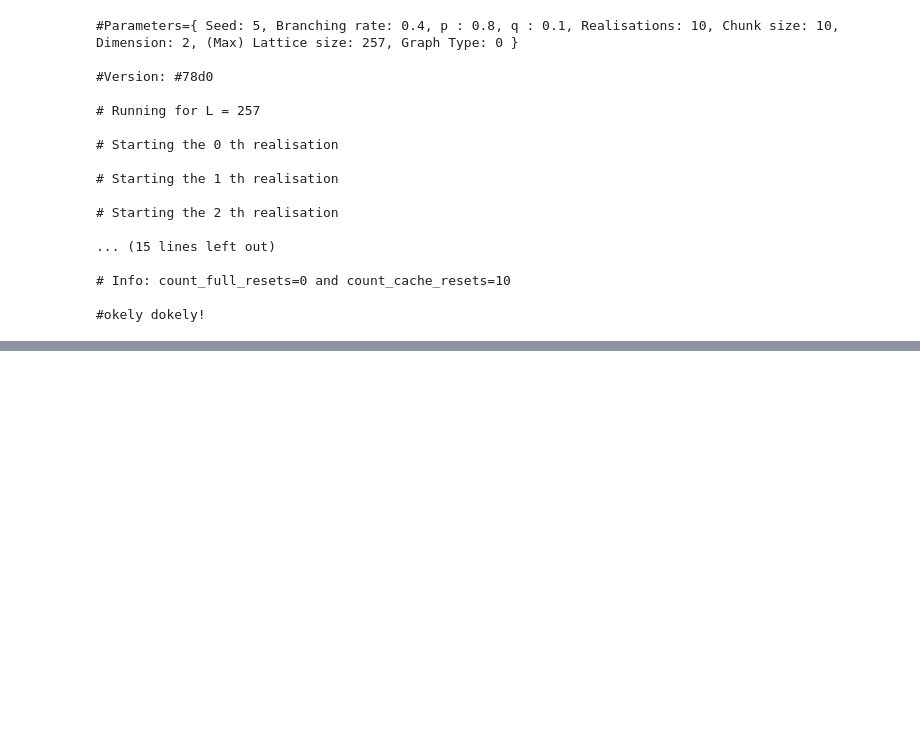
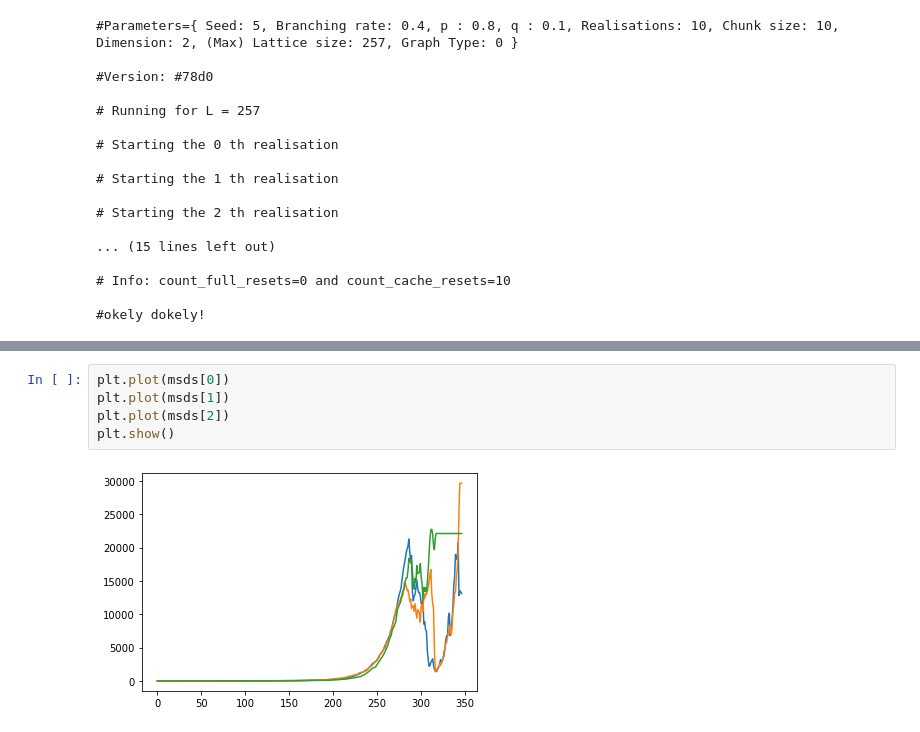
Before and after one commit to Irene-Li/BARW, a Jupyter notebook: BARW/plot_data.ipynb, the cells around one changed output, grey strips where cells are left out. Drawn from its saved outputs; the diff is of its cells as text; blank space fills up the shorter version.

```diff
--- a/BARW/plot_data.ipynb
+++ b/BARW/plot_data.ipynb
@@ -75,0 +114,7 @@ plt.show()
+# %%
+plt.plot(msds[0])
+plt.plot(msds[1])
+plt.plot(msds[2])
+plt.show()
+# %% [output]
+[figure, added]
```
Also changed, not shown: parts of 3 cells of this notebook, 2 other files.
